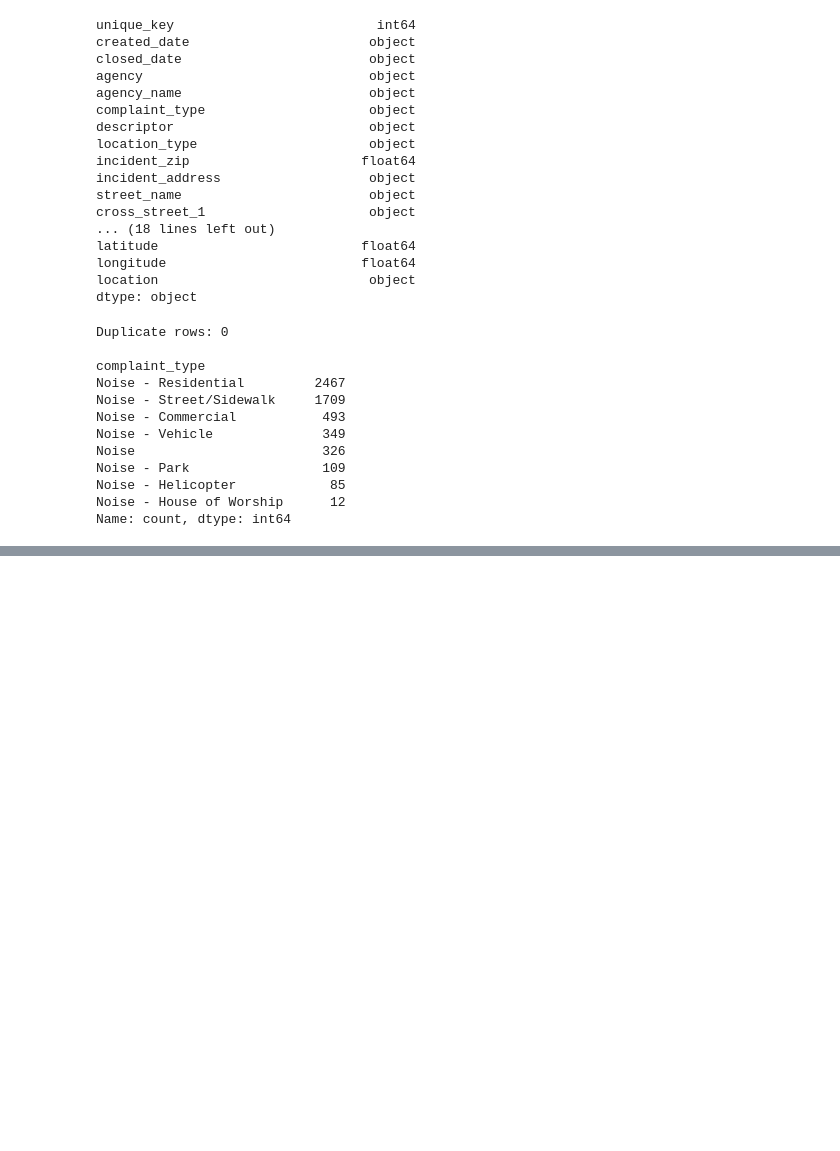
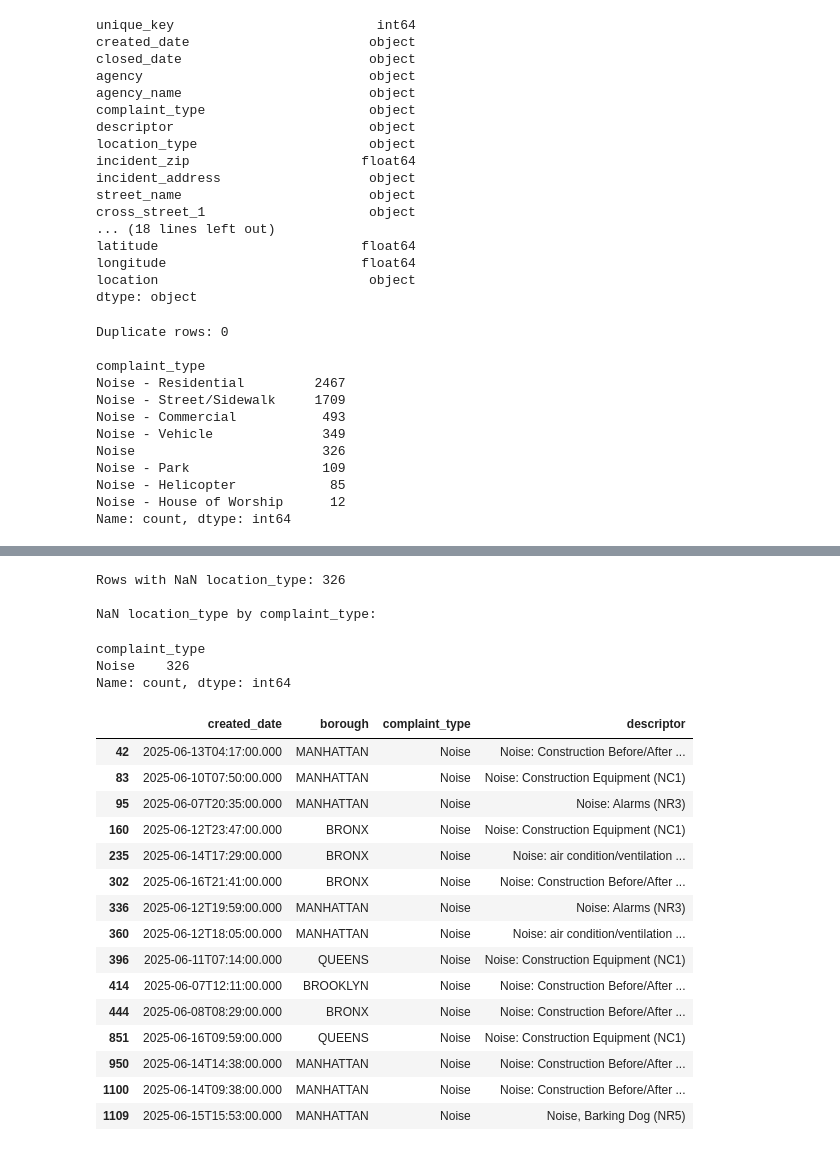
Before and after one commit to oliviamohning/nyc-311-noise-analysis, a Jupyter notebook: nyc_311_noise_analysis.ipynb, the cells around one changed output, grey strips where cells are left out. Saved outputs shown, nothing was run; the diff lists cells and outputs as text; code cells hidden in the pictures; blank space fills up the shorter version.

```diff
--- a/nyc_311_noise_analysis.ipynb
+++ b/nyc_311_noise_analysis.ipynb
@@ -188,0 +206,3 @@ Some findings from the above random sample of instances, and plan of action for
+# %%
+# 2. Droping `closed_date` since it's only useful for response-time analysis, which we won't be doing
+noise_df.drop(columns=['closed_date'], inplace=True)
@@ -188,0 +289,35 @@ Some findings from the above random sample of instances, and plan of action for
+# %%
+# Explore rows where location_type is missing (NaN)
+nan_loc = noise_df[noise_df['location_type'].isna()]
+
+print(f"Rows with NaN location_type: {len(nan_loc)}")
+
+# How are the NaNs distributed across complaint types?
+print("\nNaN location_type by complaint_type:")
+display(nan_loc['complaint_type'].value_counts())
+
+# Peek at a few examples
+display(nan_loc[['created_date', 'borough', 'complaint_type', 'descriptor']].head(15))
+# %% [output]
+Rows with NaN location_type: 326
+
+NaN location_type by complaint_type:
+complaint_type
+Noise    326
+Name: count, dtype: int64
+|  | created_date | borough | complaint_type | descriptor |
+| 42 | 2025-06-13T04:17:00.000 | MANHATTAN | Noise | Noise: Construction Before/After ... |
+| 83 | 2025-06-10T07:50:00.000 | MANHATTAN | Noise | Noise: Construction Equipment (NC1) |
+| 95 | 2025-06-07T20:35:00.000 | MANHATTAN | Noise | Noise: Alarms (NR3) |
+| 160 | 2025-06-12T23:47:00.000 | BRONX | Noise | Noise: Construction Equipment (NC1) |
+| 235 | 2025-06-14T17:29:00.000 | BRONX | Noise | Noise: air condition/ventilation ... |
+| 302 | 2025-06-16T21:41:00.000 | BRONX | Noise | Noise: Construction Before/After ... |
+| 336 | 2025-06-12T19:59:00.000 | MANHATTAN | Noise | Noise: Alarms (NR3) |
+| 360 | 2025-06-12T18:05:00.000 | MANHATTAN | Noise | Noise: air condition/ventilation ... |
+| 396 | 2025-06-11T07:14:00.000 | QUEENS | Noise | Noise: Construction Equipment (NC1) |
+| 414 | 2025-06-07T12:11:00.000 | BROOKLYN | Noise | Noise: Construction Before/After ... |
+| 444 | 2025-06-08T08:29:00.000 | BRONX | Noise | Noise: Construction Before/After ... |
+| 851 | 2025-06-16T09:59:00.000 | QUEENS | Noise | Noise: Construction Equipment (NC1) |
+| 950 | 2025-06-14T14:38:00.000 | MANHATTAN | Noise | Noise: Construction Before/After ... |
+| 1100 | 2025-06-14T09:38:00.000 | MANHATTAN | Noise | Noise: Construction Before/After ... |
+| 1109 | 2025-06-15T15:53:00.000 | MANHATTAN | Noise | Noise, Barking Dog (NR5) |
```
Also changed, not shown: parts of 29 cells of this notebook.
